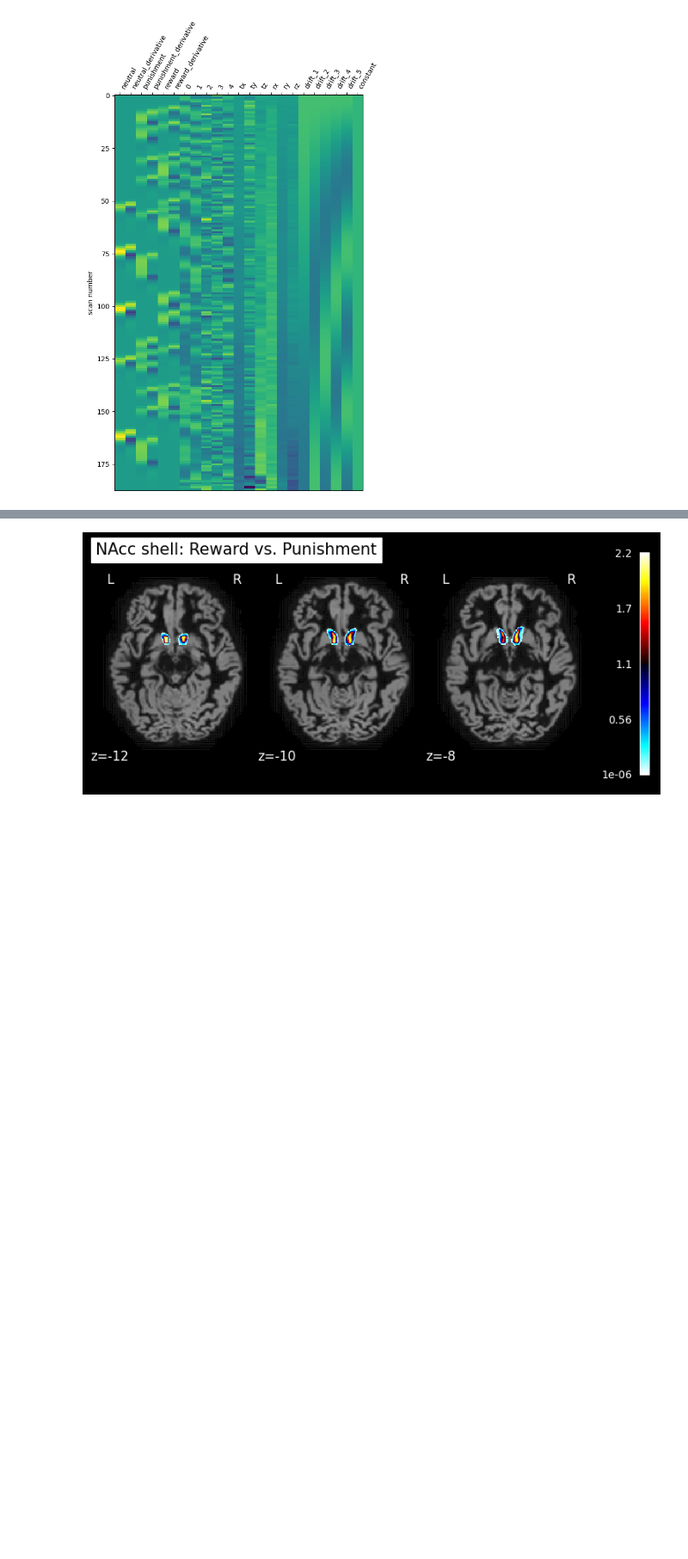
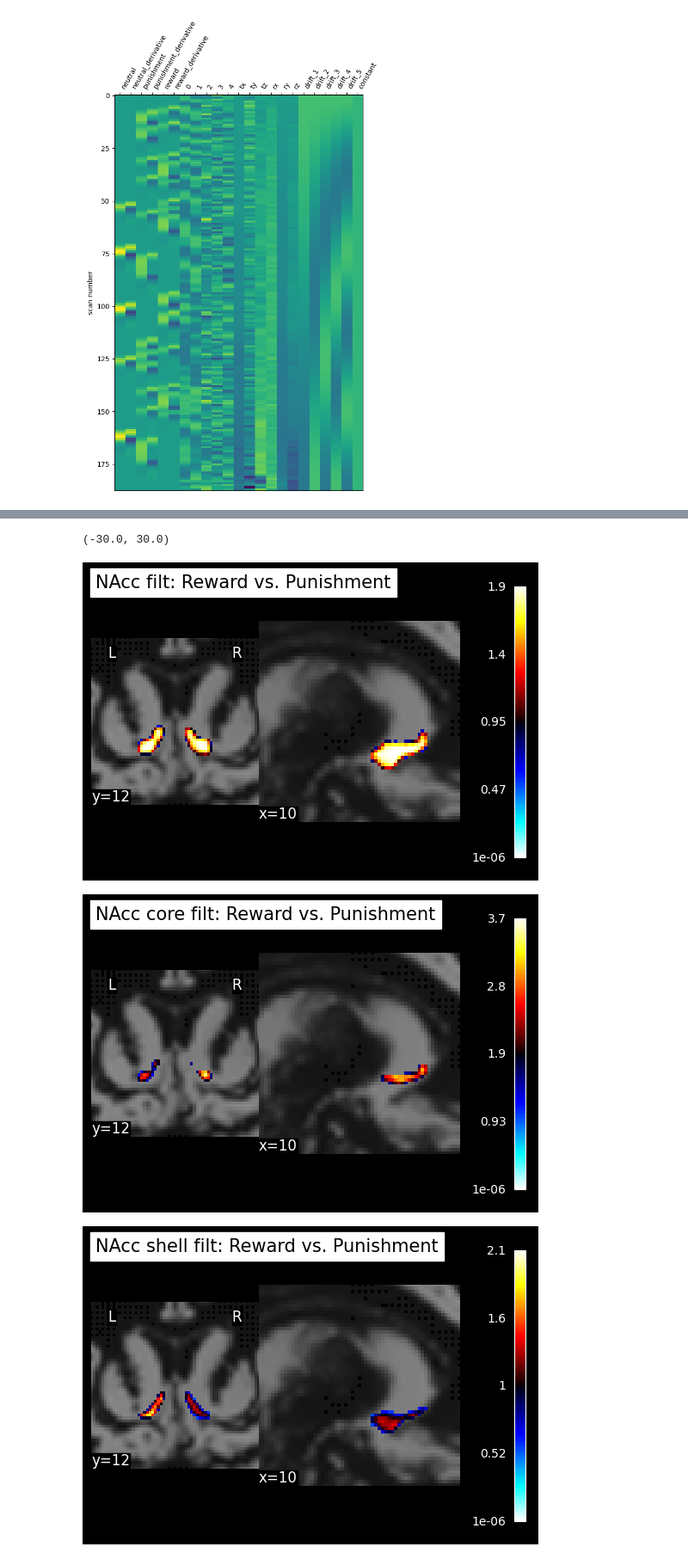
Before and after one commit to LuisA00/Analysis_Playground, a Jupyter notebook: NAcc_Affect/sub01_Gambling_test.ipynb, the cells around one changed output, grey strips where cells are left out. Shown at 86% size. Saved outputs shown, nothing was run; the diff lists cells and outputs as text; code cells hidden in the pictures; blank space fills up the shorter version.

```diff
--- a/NAcc_Affect/sub01_Gambling_test.ipynb
+++ b/NAcc_Affect/sub01_Gambling_test.ipynb
@@ -226,13 +440,12 @@ plt.show()
 # %%
-plot_stat_map(
-    reward_minus_punishment_NAcc_shell_inv,
-    #threshold=0.1,
-    display_mode="z",
-    cut_coords=3,
-    bg_img=anat_file,
-    #black_bg=True,
-    title="NAcc shell: Reward vs. Punishment"
-)
-plt.show()
+# plot_stat_map(
+#     reward_minus_punishment_NAcc_shell_inv,
+#     #threshold=0.1,
+#     display_mode="yx",
+#     cut_coords=(10, 12),
+#     bg_img=anat_file,
+#     #black_bg=True,
+#     draw_cross=False,
+#     title="NAcc shell: Reward vs. Punishment"
+# )
+# plt.show()
-# %% [output]
-[figure, removed]
@@ -238,0 +464,47 @@ plt.show()
+# %%
+NAcc_fig = plot_stat_map(
+    reward_minus_punishment_NAcc_filt_inv,
+    display_mode="yx",
+    cut_coords=(10, 12),
+    bg_img=anat_file,
+    draw_cross=False,
+    title="NAcc filt: Reward vs. Punishment"
+)
+
+NAcc_fig.axes['y'].ax.set_xlim(-30, 30)
+NAcc_fig.axes['y'].ax.set_ylim(-30, 30)
+NAcc_fig.axes['x'].ax.set_xlim(-30, 30)
+NAcc_fig.axes['x'].ax.set_ylim(-30, 30)
+
+NAcc_core_fig = plot_stat_map(
+    reward_minus_punishment_NAcc_core_filt_inv,
+    display_mode="yx",
+    cut_coords=(10, 12),
+    bg_img=anat_file,
+    draw_cross=False,
+    title="NAcc core filt: Reward vs. Punishment")
+
+NAcc_core_fig.axes['y'].ax.set_xlim(-30, 30)
+NAcc_core_fig.axes['y'].ax.set_ylim(-30, 30)
+NAcc_core_fig.axes['x'].ax.set_xlim(-30, 30)
+NAcc_core_fig.axes['x'].ax.set_ylim(-30, 30)
+
+NAcc_shell_fig = plot_stat_map(
+    reward_minus_punishment_NAcc_shell_filt_inv,
+    #threshold=0.1,
+    display_mode="yx",
+    cut_coords=(10, 12),
+    bg_img=anat_file,
+    #black_bg=True,
+    draw_cross=False,
+    title="NAcc shell filt: Reward vs. Punishment")
+
+NAcc_shell_fig.axes['y'].ax.set_xlim(-30, 30)
+NAcc_shell_fig.axes['y'].ax.set_ylim(-30, 30)
+NAcc_shell_fig.axes['x'].ax.set_xlim(-30, 30)
+NAcc_shell_fig.axes['x'].ax.set_ylim(-30, 30)
+# %% [output]
+(-30.0, 30.0)
+[figure, added]
+[figure, added]
+[figure, added]
```
Also changed, not shown: parts of 31 cells of this notebook, 5 other files.
